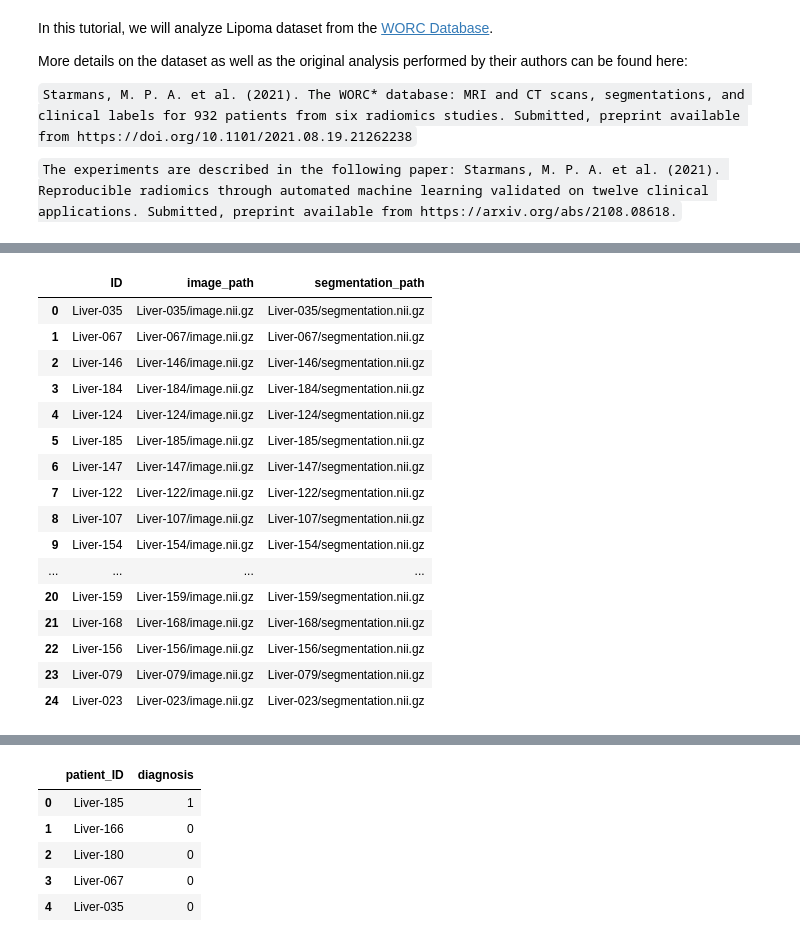
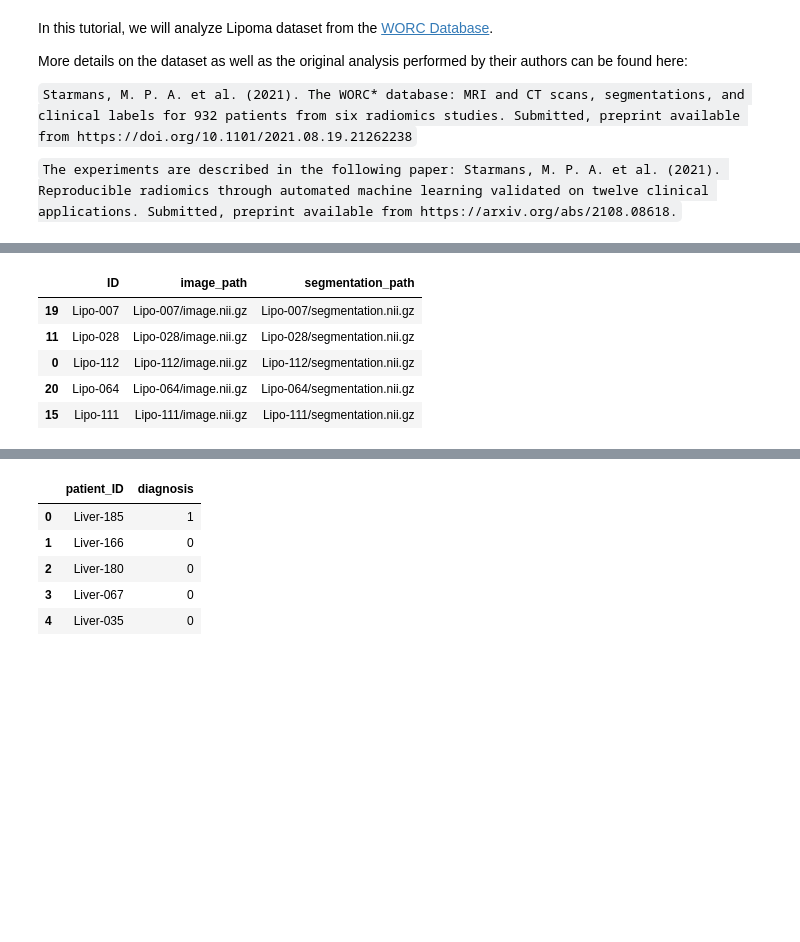
Before and after one commit to pwoznicki/AutoRadiomics, a Jupyter notebook: examples/example_WORC.ipynb, the cells around one changed output, grey strips where cells are left out. Cells and saved outputs as stored; diff of their text form; code cells hidden in the pictures; blank space fills up the shorter version.

```diff
--- a/examples/example_WORC.ipynb
+++ b/examples/example_WORC.ipynb
@@ -40,26 +41,15 @@ Liver-023  Liver-037  Liver-107  Liver-146  Liver-159  Liver-184
 # %%
 from autorad.data.utils import get_paths_with_separate_folder_per_case
 
 paths_df = get_paths_with_separate_folder_per_case(data_dir, relative=True)
-paths_df
+paths_df.sample(5)
 # %% [output]
 |  | ID | image_path | segmentation_path |
-| 0 | Liver-035 | Liver-035/image.nii.gz | Liver-035/segmentation.nii.gz |
-| 1 | Liver-067 | Liver-067/image.nii.gz | Liver-067/segmentation.nii.gz |
-| 2 | Liver-146 | Liver-146/image.nii.gz | Liver-146/segmentation.nii.gz |
-| 3 | Liver-184 | Liver-184/image.nii.gz | Liver-184/segmentation.nii.gz |
-| 4 | Liver-124 | Liver-124/image.nii.gz | Liver-124/segmentation.nii.gz |
-| 5 | Liver-185 | Liver-185/image.nii.gz | Liver-185/segmentation.nii.gz |
-| 6 | Liver-147 | Liver-147/image.nii.gz | Liver-147/segmentation.nii.gz |
-| 7 | Liver-122 | Liver-122/image.nii.gz | Liver-122/segmentation.nii.gz |
-| 8 | Liver-107 | Liver-107/image.nii.gz | Liver-107/segmentation.nii.gz |
-| 9 | Liver-154 | Liver-154/image.nii.gz | Liver-154/segmentation.nii.gz |
-| ... | ... | ... | ... |
-| 20 | Liver-159 | Liver-159/image.nii.gz | Liver-159/segmentation.nii.gz |
-| 21 | Liver-168 | Liver-168/image.nii.gz | Liver-168/segmentation.nii.gz |
-| 22 | Liver-156 | Liver-156/image.nii.gz | Liver-156/segmentation.nii.gz |
-| 23 | Liver-079 | Liver-079/image.nii.gz | Liver-079/segmentation.nii.gz |
-| 24 | Liver-023 | Liver-023/image.nii.gz | Liver-023/segmentation.nii.gz |
+| 19 | Lipo-007 | Lipo-007/image.nii.gz | Lipo-007/segmentation.nii.gz |
+| 11 | Lipo-028 | Lipo-028/image.nii.gz | Lipo-028/segmentation.nii.gz |
+| 0 | Lipo-112 | Lipo-112/image.nii.gz | Lipo-112/segmentation.nii.gz |
+| 20 | Lipo-064 | Lipo-064/image.nii.gz | Lipo-064/segmentation.nii.gz |
+| 15 | Lipo-111 | Lipo-111/image.nii.gz | Lipo-111/segmentation.nii.gz |
 # %%
 from autorad.data.dataset import ImageDataset
 from autorad.feature_extraction.extractor import FeatureExtractor
```
Also changed, not shown: parts of 10 cells of this notebook, 6 other files.
